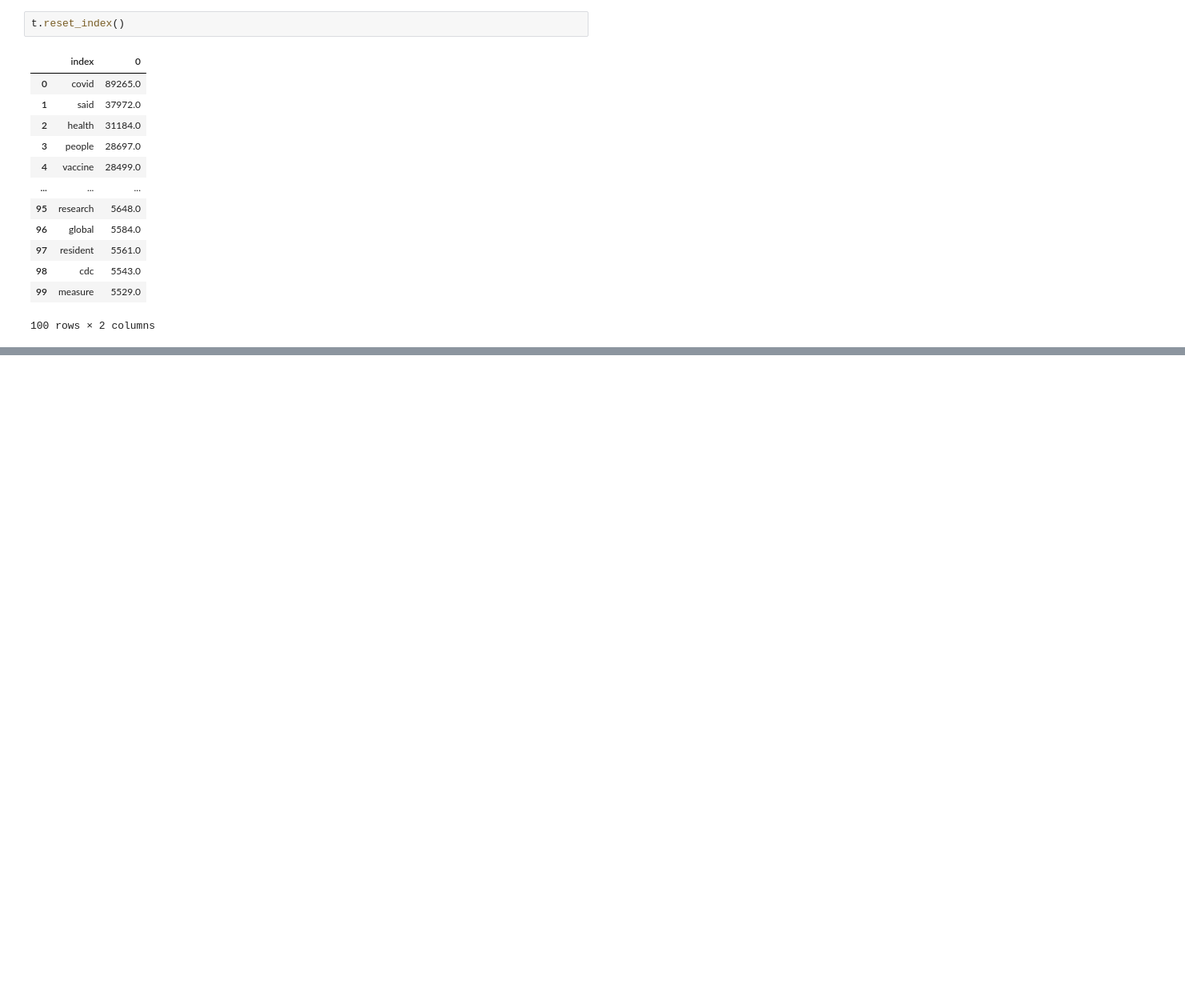
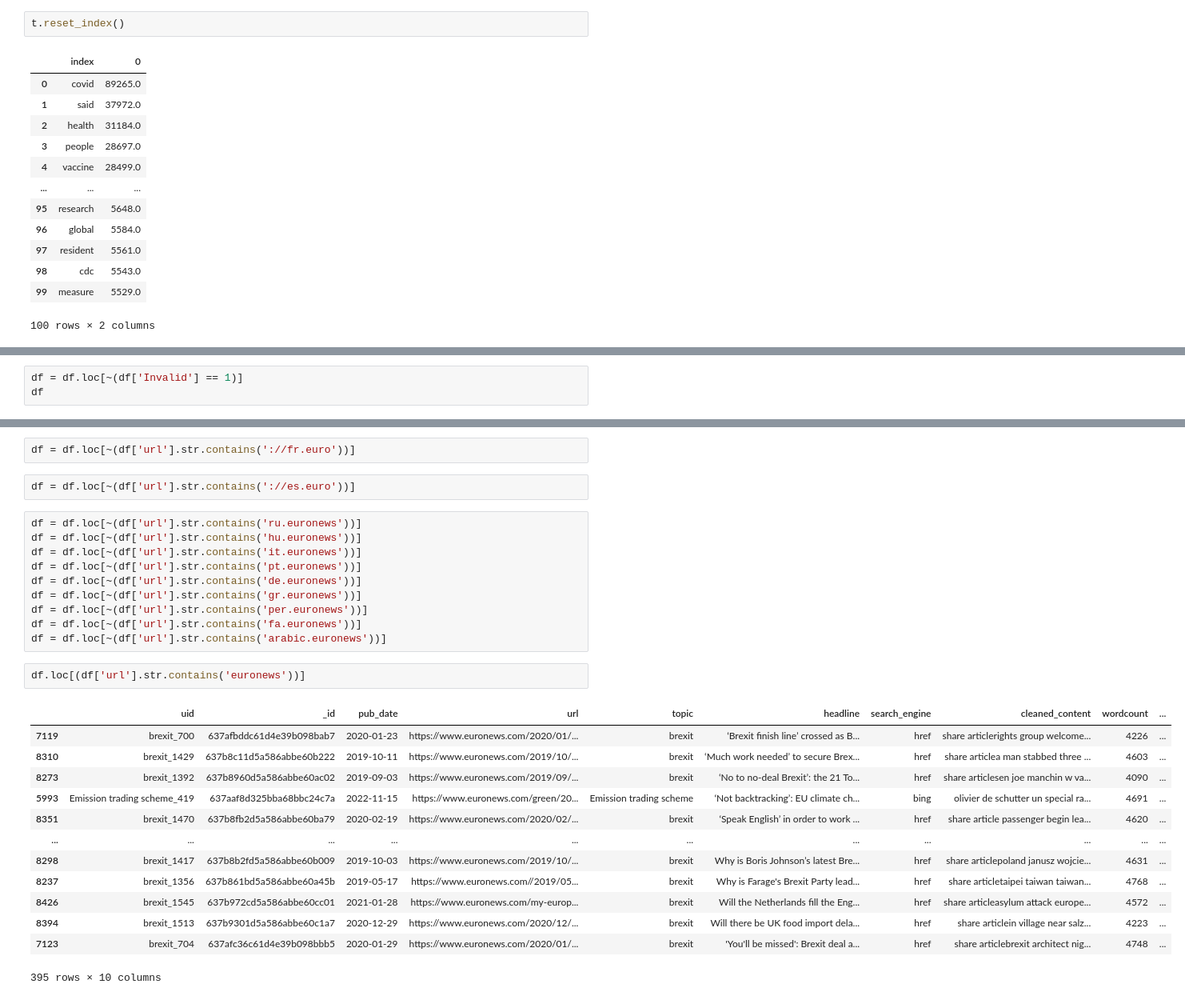
Before and after one commit to JamesStratford/News-Claim-Verification, a Jupyter notebook: FnR News - Data Cleaning - December 2022.ipynb, the cells around one changed output, grey strips where cells are left out. Shown at 80% size. Saved outputs shown, nothing was run; the diff lists cells and outputs as text; blank space fills up the shorter version.

```diff
--- a/FnR News - Data Cleaning - December 2022.ipynb
+++ b/FnR News - Data Cleaning - December 2022.ipynb
@@ -435,0 +515,3 @@ t.reset_index()
+# %%
+df = df.loc[~(df['Invalid'] == 1)]
+df
@@ -435,0 +550,30 @@ t.reset_index()
+# %%
+df = df.loc[~(df['url'].str.contains('://fr.euro'))]
+# %%
+df = df.loc[~(df['url'].str.contains('://es.euro'))]
+# %%
+df = df.loc[~(df['url'].str.contains('ru.euronews'))]
+df = df.loc[~(df['url'].str.contains('hu.euronews'))]
+df = df.loc[~(df['url'].str.contains('it.euronews'))]
+df = df.loc[~(df['url'].str.contains('pt.euronews'))]
+df = df.loc[~(df['url'].str.contains('de.euronews'))]
+df = df.loc[~(df['url'].str.contains('gr.euronews'))]
+df = df.loc[~(df['url'].str.contains('per.euronews'))]
+df = df.loc[~(df['url'].str.contains('fa.euronews'))]
+df = df.loc[~(df['url'].str.contains('arabic.euronews'))]
+# %%
+df.loc[(df['url'].str.contains('euronews'))]
+# %% [output]
+|  | uid | _id | pub_date | url | topic | headline | search_engine | cleaned_content | wordcount | ... |
+| 7119 | brexit_700 | 637afbddc61d4e39b098bab7 | 2020-01-23 | https://www.euronews.com/2020/01/... | brexit | ‘Brexit finish line’ crossed as B... | href | share articlerights group welcome... | 4226 | ... |
+| 8310 | brexit_1429 | 637b8c11d5a586abbe60b222 | 2019-10-11 | https://www.euronews.com/2019/10/... | brexit | ‘Much work needed’ to secure Brex... | href | share articlea man stabbed three ... | 4603 | ... |
+| 8273 | brexit_1392 | 637b8960d5a586abbe60ac02 | 2019-09-03 | https://www.euronews.com/2019/09/... | brexit | ‘No to no-deal Brexit’: the 21 To... | href | share articlesen joe manchin w va... | 4090 | ... |
+| 5993 | Emission trading scheme_419 | 637aaf8d325bba68bbc24c7a | 2022-11-15 | https://www.euronews.com/green/20... | Emission trading scheme | ‘Not backtracking’: EU climate ch... | bing | olivier de schutter un special ra... | 4691 | ... |
+| 8351 | brexit_1470 | 637b8fb2d5a586abbe60ba79 | 2020-02-19 | https://www.euronews.com/2020/02/... | brexit | ‘Speak English’ in order to work ... | href | share article passenger begin lea... | 4620 | ... |
+| ... | ... | ... | ... | ... | ... | ... | ... | ... | ... | ... |
+| 8298 | brexit_1417 | 637b8b2fd5a586abbe60b009 | 2019-10-03 | https://www.euronews.com/2019/10/... | brexit | Why is Boris Johnson’s latest Bre... | href | share articlepoland janusz wojcie... | 4631 | ... |
+| 8237 | brexit_1356 | 637b861bd5a586abbe60a45b | 2019-05-17 | https://www.euronews.com//2019/05... | brexit | Why is Farage's Brexit Party lead... | href | share articletaipei taiwan taiwan... | 4768 | ... |
+| 8426 | brexit_1545 | 637b972cd5a586abbe60cc01 | 2021-01-28 | https://www.euronews.com/my-europ... | brexit | Will the Netherlands fill the Eng... | href | share articleasylum attack europe... | 4572 | ... |
+| 8394 | brexit_1513 | 637b9301d5a586abbe60c1a7 | 2020-12-29 | https://www.euronews.com/2020/12/... | brexit | Will there be UK food import dela... | href | share articlein village near salz... | 4223 | ... |
+| 7123 | brexit_704 | 637afc36c61d4e39b098bbb5 | 2020-01-29 | https://www.euronews.com/2020/01/... | brexit | 'You'll be missed': Brexit deal a... | href | share articlebrexit architect nig... | 4748 | ... |
+395 rows × 10 columns
```
Also changed, not shown: parts of 16 cells of this notebook, 6 other files.
